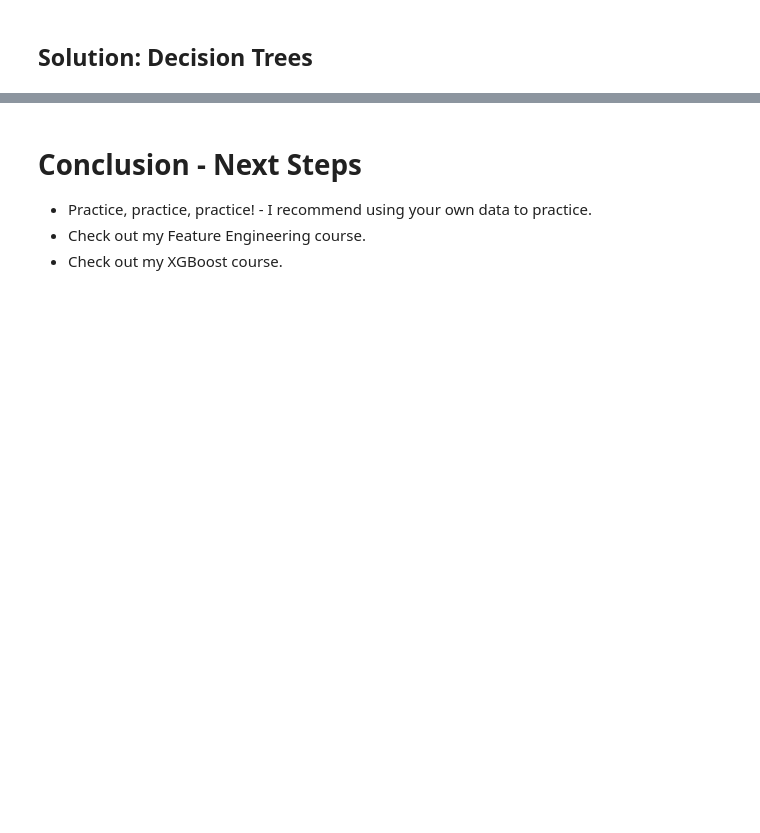
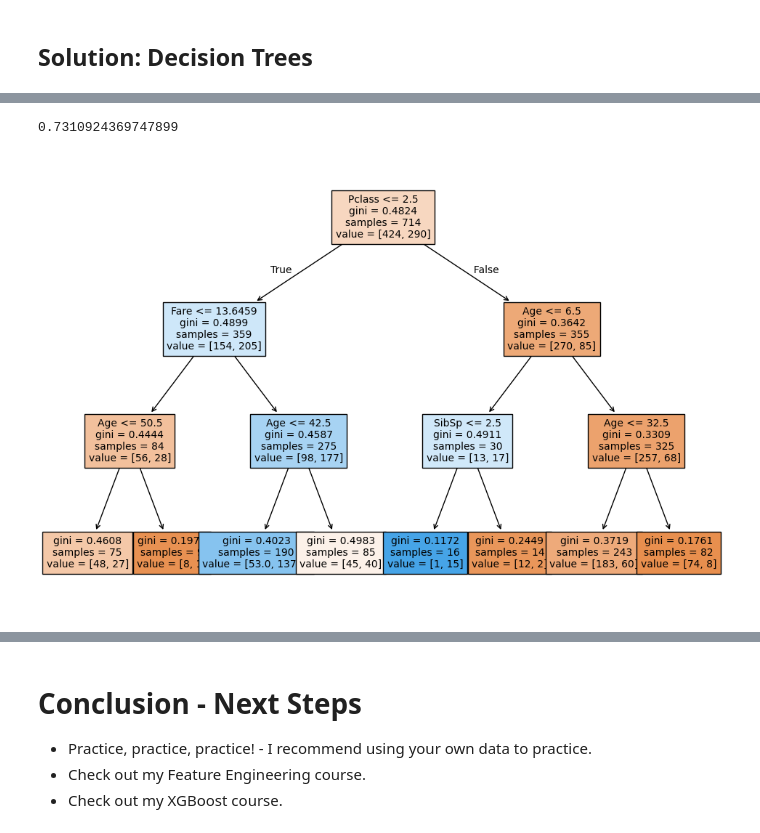
Before and after one commit to cfdarcy/applied-machine-learning-algorithms-3806104, a Jupyter notebook: algos.ipynb, the cells around one changed output, grey strips where cells are left out. Drawn from its saved outputs; the diff is of its cells as text; code cells hidden in the pictures; blank space fills up the shorter version.

Commit message:
completed DecisionTreeClassifiers

```diff
--- a/algos.ipynb
+++ b/algos.ipynb
@@ -1640,0 +1652,17 @@ Create a decision tree to predict survival on the titanic. See if you can determ
+# %%
+import pandas as pd
+from sklearn.model_selection import train_test_split
+from sklearn.preprocessing import StandardScaler
+
+df_raw = pd.read_csv("Titanic-Dataset.csv")
+X = df_raw[['Fare','Survived','Pclass','Age','SibSp','Parch']]
+X.dropna(inplace=True)
+y = X['Survived']
+X.drop(columns=['Survived'],inplace=True)
+
+scaler = StandardScaler()
+X_scaled = scaler.fit_transform(X)
+
+X_train, X_test, y_train, y_test = train_test_split(X_scaled, y, random_state=42)
+
+pd.DataFrame(X_scaled).describe()
@@ -1640,0 +1679,14 @@ Create a decision tree to predict survival on the titanic. See if you can determ
+# %%
+from sklearn.tree import DecisionTreeClassifier, plot_tree
+import matplotlib.pyplot as plt
+
+dtree_c = DecisionTreeClassifier(max_depth=3)
+dtree_c.fit(X, y)
+
+fig, ax = plt.subplots(figsize=(12, 8))
+_ = plot_tree(dtree_c, ax=ax, feature_names=X.columns, filled=True, fontsize=10, precision=4)
+
+dtree_c.score(X, y)
+# %% [output]
+0.7310924369747899
+[figure, added]
```
Also changed, not shown: parts of 3 cells of this notebook.
